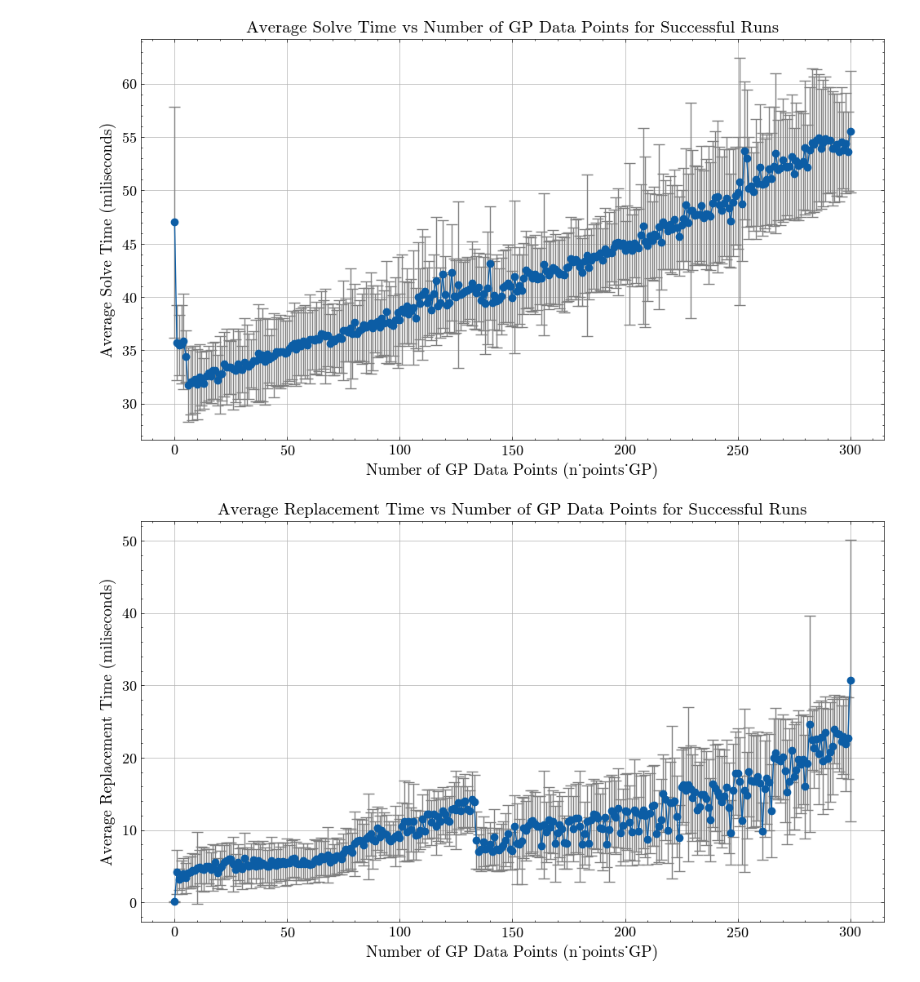
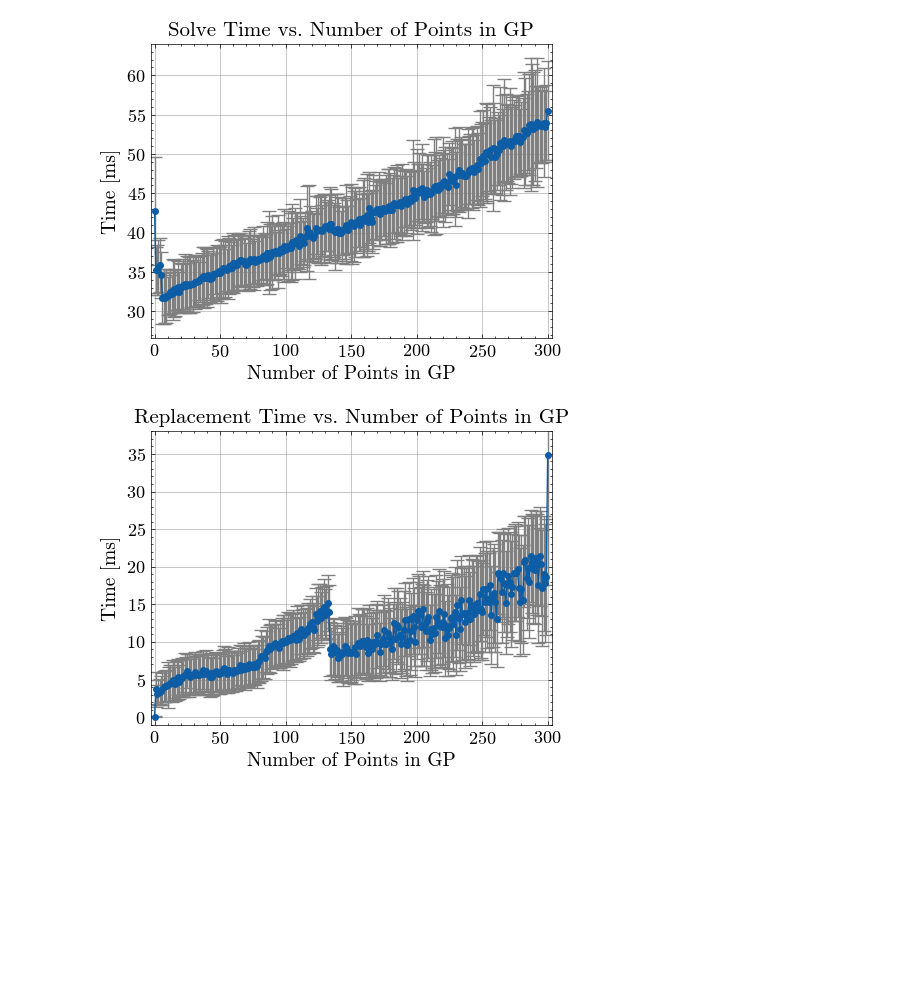
Before and after one commit to albee/smallsat-sim, a Jupyter notebook: smallsat_sim/misc/MC_results.ipynb, the cells around one changed output. Saved outputs shown, nothing was run; the diff lists cells and outputs as text; code cells hidden in the pictures; blank space fills up the shorter version.

```diff
--- a/smallsat_sim/misc/MC_results.ipynb
+++ b/smallsat_sim/misc/MC_results.ipynb
@@ -418,39 +432,46 @@ Average & 185 & 0.022411 & 3.854765 & 1.287446 & 0.000297 & 0.003096 \\
 # %%
 # Assuming 'df' is your DataFrame and 'df_successful' contains successful runs as defined earlier.
 
 # Step 1: Ensure 'n_points_GP' and 'solve_time' are numeric
 df_successful['n_points_GP'] = pd.to_numeric(df_successful['n_points_GP'], errors='coerce')
 df_successful['solve_time'] = pd.to_numeric(df_successful['solve_time'], errors='coerce')
 
 # Step 2: Remove any rows with NaN values in 'n_points_GP' or 'solve_time'
 df_successful_clean = df_successful.dropna(subset=['n_points_GP', 'solve_time'])
 
 # Step 3: Compute mean and standard deviation of 'solve_time' per 'n_points_GP'
 n_points_gp_stats = df_successful_clean.groupby('n_points_GP')['solve_time'].agg(['mean', 'std', 'count']).reset_index()
 
 # Step 4: Plot 'n_points_GP' vs average 'solve_time' with standard deviation error bars
-plt.figure(figsize=(10, 6))
+plt.figure(figsize=(5, 4))
 
 # Plot with error bars
 plt.errorbar(
     n_points_gp_stats['n_points_GP'],
     n_points_gp_stats['mean'],
     yerr=n_points_gp_stats['std'],
     fmt='o-',  # Format line with circle markers
     capsize=5,  # Adds caps to the error bars
     ecolor='gray',  # Error bar color
     elinewidth=1,  # Error bar line width
-    markeredgewidth=1  # Marker edge width
+    markeredgewidth=1,  # Marker edge width
+    markersize = 4
 )
 
-plt.xlabel('Number of GP Data Points (n_points_GP)')
-plt.ylabel('Average Solve Time (miliseconds)')
-plt.title('Average Solve Time vs Number of GP Data Points for Successful Runs')
+plt.xlabel('Number of Points in GP')
+plt.ylabel('Time [ms]')
+plt.xlim((-3,303))
+plt.title('Solve Time vs. Number of Points in GP')
 plt.grid(True)
 plt.tight_layout()
+
+plt.savefig("MC/MC_solve_time.svg", format="svg")
+plt.savefig("MC/MC_solve_time.pdf", format="pdf")
+
+
 plt.show()
 # %% [output]
-[figure, old version]
+[figure, new version]
 # %%
 # Assuming 'df' is your DataFrame and 'df_successful' contains successful runs as defined earlier.
 
@@ -461,11 +482,13 @@ df_successful['record_time'] = pd.to_numeric(df_successful['record_time'], error
 # Step 2: Remove any rows with NaN values in 'n_points_GP' or 'record_time'
 df_successful_clean = df_successful.dropna(subset=['n_points_GP', 'record_time'])
 
+df_successful_clean = df_successful_clean[df_successful_clean['record_time'] <= 100]
+
 # Step 3: Compute mean and standard deviation of 'record_time' per 'n_points_GP'
 n_points_gp_stats = df_successful_clean.groupby('n_points_GP')['record_time'].agg(['mean', 'std', 'count']).reset_index()
 
 # Step 4: Plot 'n_points_GP' vs average 'record_time' with standard deviation error bars
-plt.figure(figsize=(10, 6))
+plt.figure(figsize=(5, 4))
 
 # Plot with error bars
 plt.errorbar(
@@ -476,17 +499,24 @@ plt.errorbar(
     capsize=5,  # Adds caps to the error bars
     ecolor='gray',  # Error bar color
     elinewidth=1,  # Error bar line width
-    markeredgewidth=1  # Marker edge width
+    markeredgewidth=1,  # Marker edge width
+    markersize = 4
 )
 
-plt.xlabel('Number of GP Data Points (n_points_GP)')
-plt.ylabel('Average Replacement Time (miliseconds)')
-plt.title('Average Replacement Time vs Number of GP Data Points for Successful Runs')
+plt.xlabel('Number of Points in GP')
+plt.ylabel('Time [ms]')
+plt.xlim((-3,303))
+plt.ylim((-1,38))
+plt.title('Replacement Time vs. Number of Points in GP')
 plt.grid(True)
 plt.tight_layout()
+
+plt.savefig("MC/MC_replacement.svg", format="svg")
+plt.savefig("MC/MC_replacement.pdf", format="pdf")
+
 plt.show()
 # %% [output]
-[figure, old version]
+[figure, new version]
 # %%
 # Assuming 'df' is your DataFrame and 'df_successful' contains successful runs as defined earlier.
 
```
Also changed, not shown: parts of 5 cells of this notebook, 13 other files.
